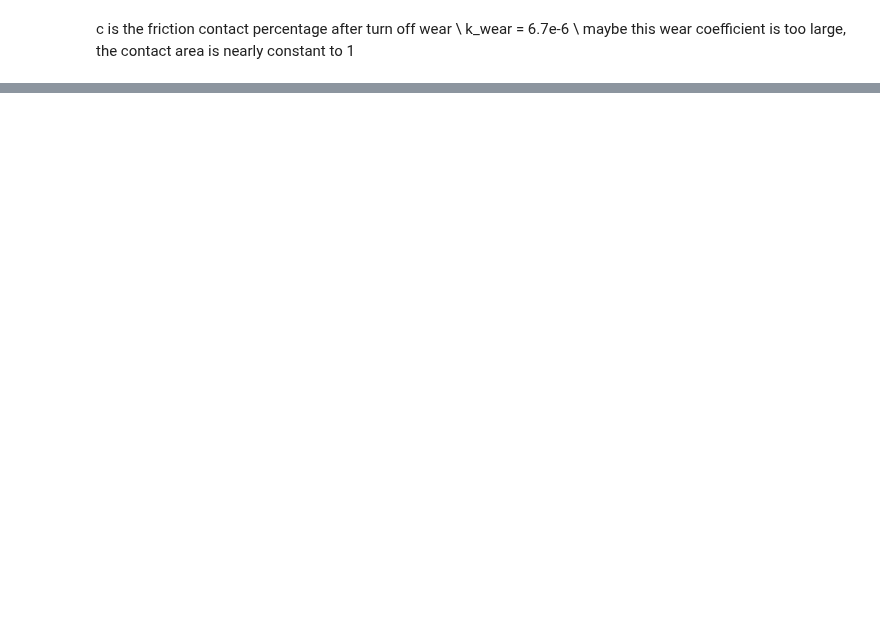
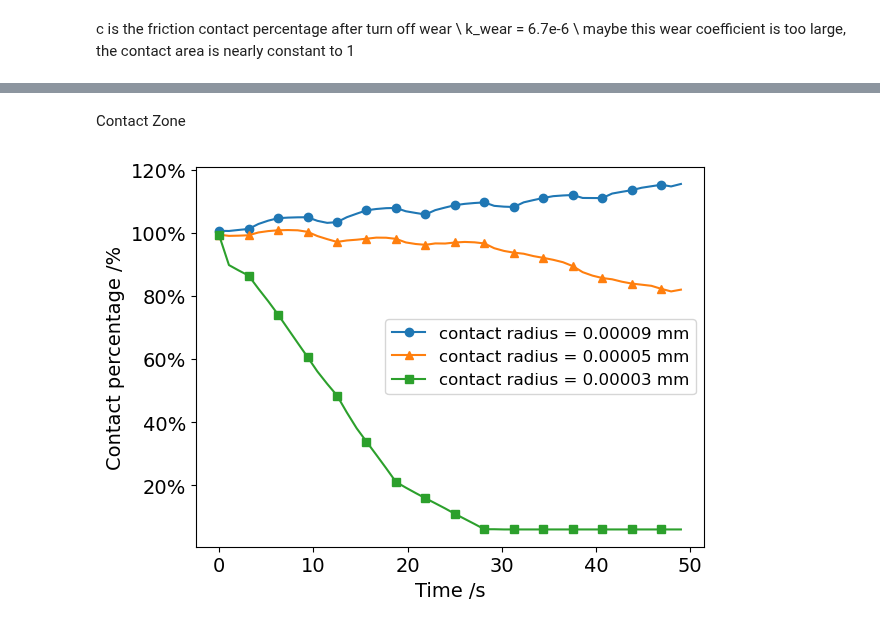
Before and after one commit to yanjun96/thermal_mechanics_fenicsx, a Jupyter notebook: mech_disc/contact_percentage.ipynb, the cells around one changed output, grey strips where cells are left out. Cells and saved outputs as stored; diff of their text form; code cells hidden in the pictures; blank space fills up the shorter version.

Commit message:
contact_zone = 0.00005, try to get different wear rate's contact percentage

```diff
--- a/mech_disc/contact_percentage.ipynb
+++ b/mech_disc/contact_percentage.ipynb
@@ -20,0 +34,2 @@ c4 = [0.9928705843334424, 0.9537650379009208, 0.9537650379088857, 0.953765037909
+# %%
+c5 = [0.9928705843334424, 0.9537650379009208, 0.9537650379088857, 0.9537650379090205, 0.9457411312020038, 0.954940249476241, 0.9784826089720611, 0.9808889554147138, 0.9729905013035776, 1.1076087615665582, 1.0740865075252746, 1.0679894136275458, 1.0373506939917732, 0.984000559043984, 0.9502174098977639, 0.933995594416891, 0.9636681572481739, 0.972571870676608, 1.086908540589029, 1.0111956695001474, 0.9926840671435767, 0.9902914536377545, 0.9683383077492798, 0.9015040627859076, 0.9063790517668724, 0.9275699313004026, 0.9354229104170717, 1.106577194665088, 1.0200683374485626, 0.9974375816210638, 0.9859912600364115, 0.9586454077004778, 0.9189835631708716, 0.9167417981647439, 0.9369185226165384, 0.9529630183047447, 1.0572897065038063, 0.9628161609365918, 0.9509517634269531, 0.9329824242241855, 0.90896084367689, 0.8819394151960906, 0.8807197067560142, 0.8896907968317737, 0.9168083297323796, 0.9336414051025941, 0.8459393726892448, 0.8358992325507932, 0.8247505705342381, 0.8220070950397032, 0.766335374712628, 0.7722424533110182, 0.7973702008900073, 0.8361534526401633, 0.873212004835837, 0.7935253966635729, 0.7944616430148369, 0.8276466524704774, 0.8358489635925095, 0.7733921197799976, 0.8108611263612631, 0.9300285601300118]
@@ -20,0 +38,2 @@ c4 = [0.9928705843334424, 0.9537650379009208, 0.9537650379088857, 0.953765037909
+# %%
+c6 = [0.9928705843334424, 0.9537650379009208, 0.9537650379088857, 0.9537650379090205, 0.9120048308795217, 0.9410668385218623, 0.9753572483805616, 0.9769156488977869, 0.9860676275663418, 0.9874231847933795, 0.8912457654897668, 0.8624302381228499, 0.8655705577031392, 0.8216854329581872, 0.693919345602849, 0.6866882332864347, 0.696013924385778, 0.7121108061261883, 0.3296707771077405, 0.31610684993733573, 0.30775595845650616, 0.3002800192384047, 0.3030425746458922, 0.317836190746586, 0.30226910909888133, 0.30121135505463115, 0.3081338662814554, 0.059163170192057024, 0.06986398953802044, 0.059832999487683086, 0.059832999487683086, 0.059832999487683086, 0.059832999487683086, 0.059832999487683086, 0.059832999487683086, 0.059832999487683086, 0.059832999487683086, 0.059832999487683086, 0.059832999487683086, 0.059832999487683086, 0.059832999487683086, 0.059832999487683086, 0.059832999487683086, 0.059832999487683086, 0.059832999487683086, 0.059832999487683086, 0.059832999487683086, 0.059832999487683086, 0.059832999487683086, 0.059832999487683086, 0.059832999487683086, 0.059832999487683086, 0.059832999487683086, 0.059832999487683086, 0.059832999487683086, 0.059832999487683086, 0.059832999487683086, 0.059832999487683086, 0.059832999487683086, 0.059832999487683086, 0.059832999487683086, 0.059832999487683086]
@@ -20,0 +80,33 @@ c4 = [0.9928705843334424, 0.9537650379009208, 0.9537650379088857, 0.953765037909
+# %% [markdown]
+Contact Zone
+# %%
+import matplotlib.pyplot as plt
+import numpy as np
+from matplotlib.ticker import PercentFormatter as PF
+
+plt.rcParams.update({'font.size':14})
+
+def moving_average(data,window):
+    return np.convolve(data, np.ones(window)/window, mode ='valid')
+
+ave_size = 15
+
+c61 = moving_average(c6,ave_size)
+c61[0]= 0.992
+
+
+x_new = np.linspace(0,49, len(moving_average(c3,ave_size)))
+mark_skip= 3
+labels = ["contact radius = 0.00009 mm","contact radius = 0.00005 mm","contact radius = 0.00003 mm"]
+plt.plot(x_new, moving_average(c3,ave_size), label = labels[0] , marker = "o" , markevery=mark_skip)
+plt.plot(x_new, moving_average(c5,ave_size), label = labels[1] , marker = "^" , markevery=mark_skip)
+plt.plot(x_new, c61,                         label = labels[2] , marker = "s" , markevery=mark_skip)
+
+plt.gca().yaxis.set_major_formatter(PF(xmax=1))
+plt.legend(fontsize  = 12)
+plt.xlabel("Time /s")
+plt.ylabel("Contact percentage /%")
+plt.tight_layout()
+plt.savefig("contact_radius.png")
+# %% [output]
+[figure, added]
```
Also changed, not shown: parts of 17 cells of this notebook, 5 other files.
